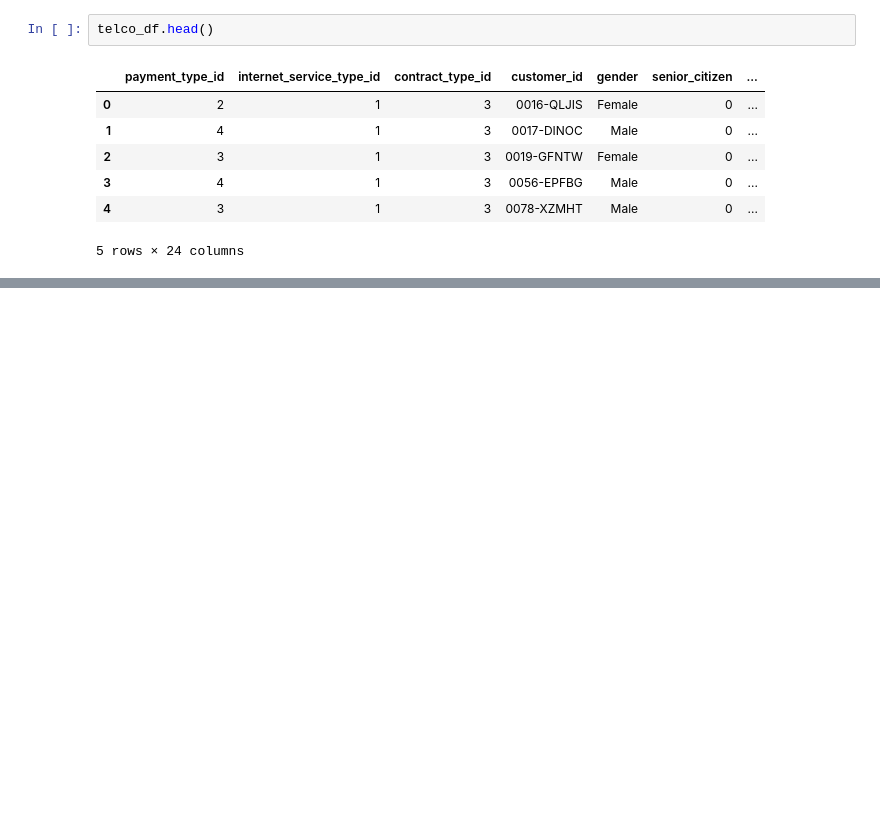
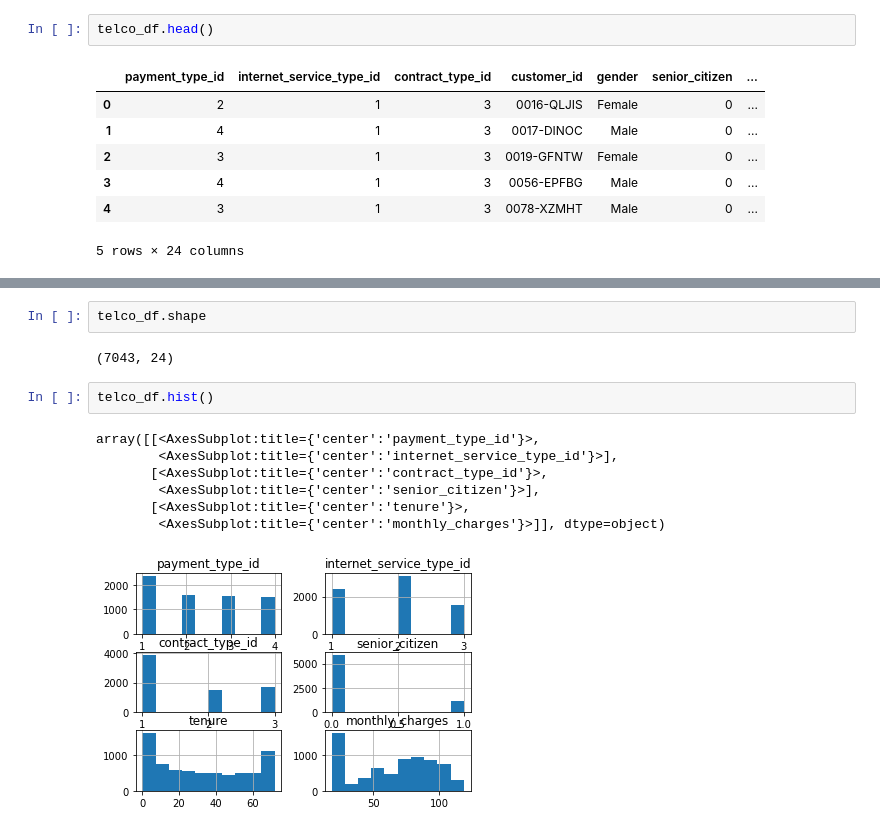
Before and after one commit to jeffakins/telco_project, a Jupyter notebook: telco_churn_data.ipynb, the cells around one changed output, grey strips where cells are left out. Cells and saved outputs as stored; diff of their text form; blank space fills up the shorter version.

```diff
--- a/telco_churn_data.ipynb
+++ b/telco_churn_data.ipynb
@@ -19,0 +64,14 @@ telco_df.head()
+# %%
+telco_df.shape
+# %% [output]
+(7043, 24)
+# %%
+telco_df.hist()
+# %% [output]
+array([[<AxesSubplot:title={'center':'payment_type_id'}>,
+        <AxesSubplot:title={'center':'internet_service_type_id'}>],
+       [<AxesSubplot:title={'center':'contract_type_id'}>,
+        <AxesSubplot:title={'center':'senior_citizen'}>],
+       [<AxesSubplot:title={'center':'tenure'}>,
+        <AxesSubplot:title={'center':'monthly_charges'}>]], dtype=object)
+[figure, added]
```
Also changed, not shown: parts of 9 cells of this notebook, 1 other file.
